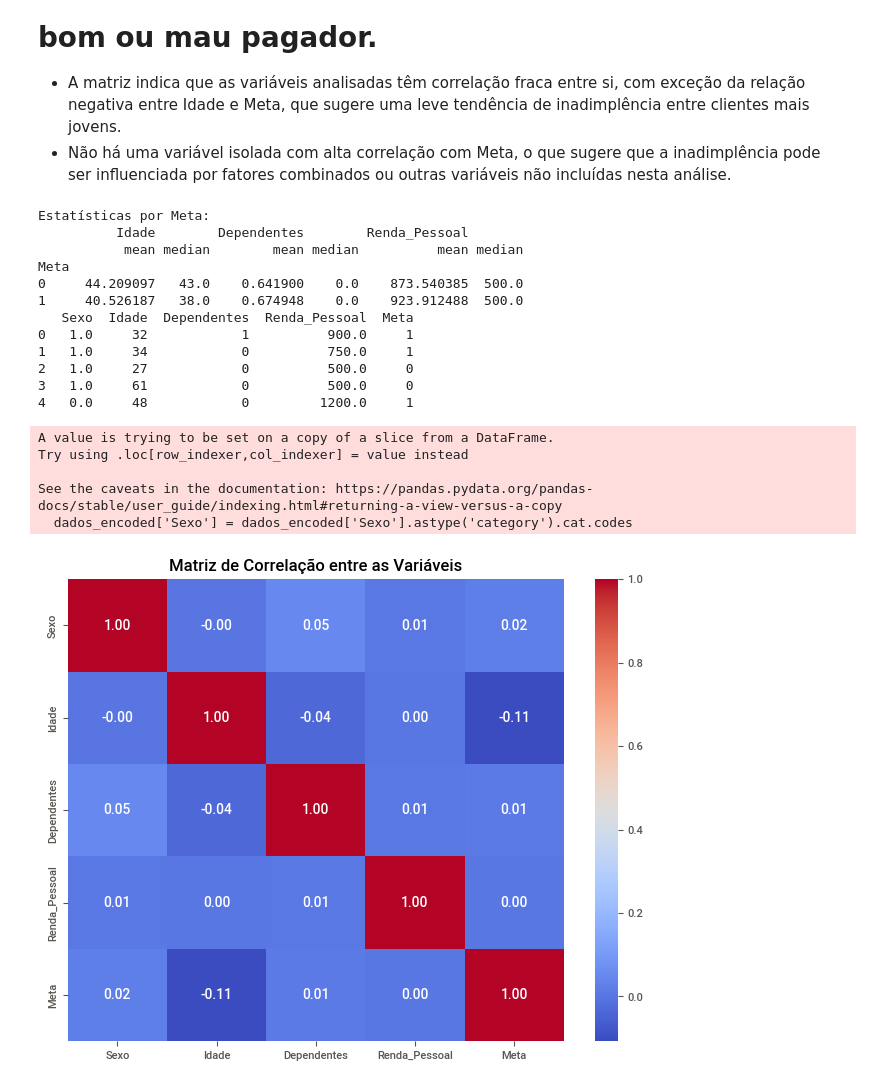
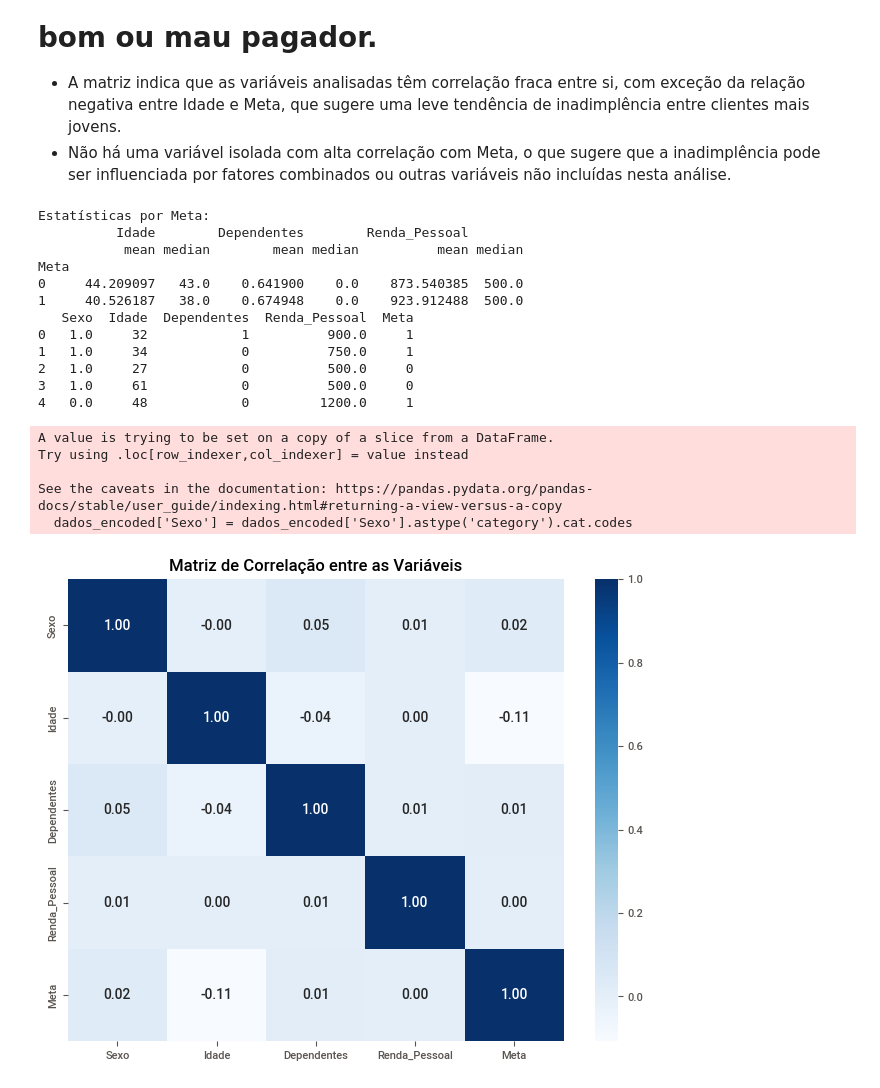
Before and after one commit to friozi/Data-processing-with-python, a Jupyter notebook: Trabalho_final_Python.ipynb, the cells around one changed output. Drawn from its saved outputs; the diff is of its cells as text; code cells hidden in the pictures.

```diff
--- a/Trabalho_final_Python.ipynb
+++ b/Trabalho_final_Python.ipynb
@@ -304,42 +304,3 @@ plt.show()
 [figure]
 [figure]
 [figure]
-# %%
-import pandas as pd
-import seaborn as sns
-import matplotlib.pyplot as plt
-
-# Extração de dados
-renda_pessoal = df[22]
-outras_rendas = df[23]
-meta = df[53]
-
-# Criando o DataFrame
-dados = pd.DataFrame({
-    'Renda_Pessoal': renda_pessoal,
-    'Outras_Rendas': outras_rendas,
-    'Meta': meta
-})
-
-
-dados['Renda_Total'] = dados['Renda_Pessoal'] + dados['Outras_Rendas']
-
-
-def remover_outliers(data, coluna):
-    Q1 = data[coluna].quantile(0.25)
-    Q3 = data[coluna].quantile(0.75)
-    IQR = Q3 - Q1
-    limite_inferior = Q1 - 1.5 * IQR
-    limite_superior = Q3 + 1.5 * IQR
-    return data[(data[coluna] >= limite_inferior) & (data[coluna] <= limite_superior)]
-
-
-dados_sem_outliers = remover_outliers(dados, 'Renda_Total')
-
-# Análise atualizada: Renda Total vs Meta (sem outliers)
-plt.figure(figsize=(10, 6))
-sns.boxplot(x='Meta', y='Renda_Total', data=dados_sem_outliers)
-plt.title('Renda Total vs Meta (Sem Outliers)')
-plt.xlabel('Meta (0 = Bom, 1 = Mau)')
-plt.ylabel('Renda Total (R$)')
-plt.show()
@@ -431,32 +390,32 @@ print(dados.groupby('Meta').agg({'Idade': ['mean', 'median'], 'Dependentes': ['m
 
 dados_encoded = dados.copy()
 dados_encoded = dados[dados['Sexo'] != 'N']
 dados_encoded['Sexo'] = dados_encoded['Sexo'].astype('category').cat.codes
 dados['Sexo'] = dados['Sexo'].map({'F': 1, 'M': 0})
 print(dados.head())
 
 
 corr_matrix = dados_encoded.corr()
 plt.figure(figsize=(8, 6))
-sns.heatmap(corr_matrix, annot=True, cmap='coolwarm', fmt='.2f')
+sns.heatmap(corr_matrix, annot=True, cmap='Blues', fmt='.2f')
 plt.title("Matriz de Correlação entre as Variáveis")
 plt.show()
 # %% [output]
 Estatísticas por Meta:
           Idade        Dependentes        Renda_Pessoal
            mean median        mean median          mean median
 Meta
 0     44.209097   43.0    0.641900    0.0    873.540385  500.0
 1     40.526187   38.0    0.674948    0.0    923.912488  500.0
    Sexo  Idade  Dependentes  Renda_Pessoal  Meta
 0   1.0     32            1          900.0     1
 1   1.0     34            0          750.0     1
 2   1.0     27            0          500.0     0
 3   1.0     61            0          500.0     0
 4   0.0     48            0         1200.0     1
 A value is trying to be set on a copy of a slice from a DataFrame.
 Try using .loc[row_indexer,col_indexer] = value instead
 
 See the caveats in the documentation: https://pandas.pydata.org/pandas-docs/stable/user_guide/indexing.html#returning-a-view-versus-a-copy
   dados_encoded['Sexo'] = dados_encoded['Sexo'].astype('category').cat.codes
-[figure, old version]
+[figure, new version]
```
Also changed, not shown: parts of 5 cells of this notebook.
